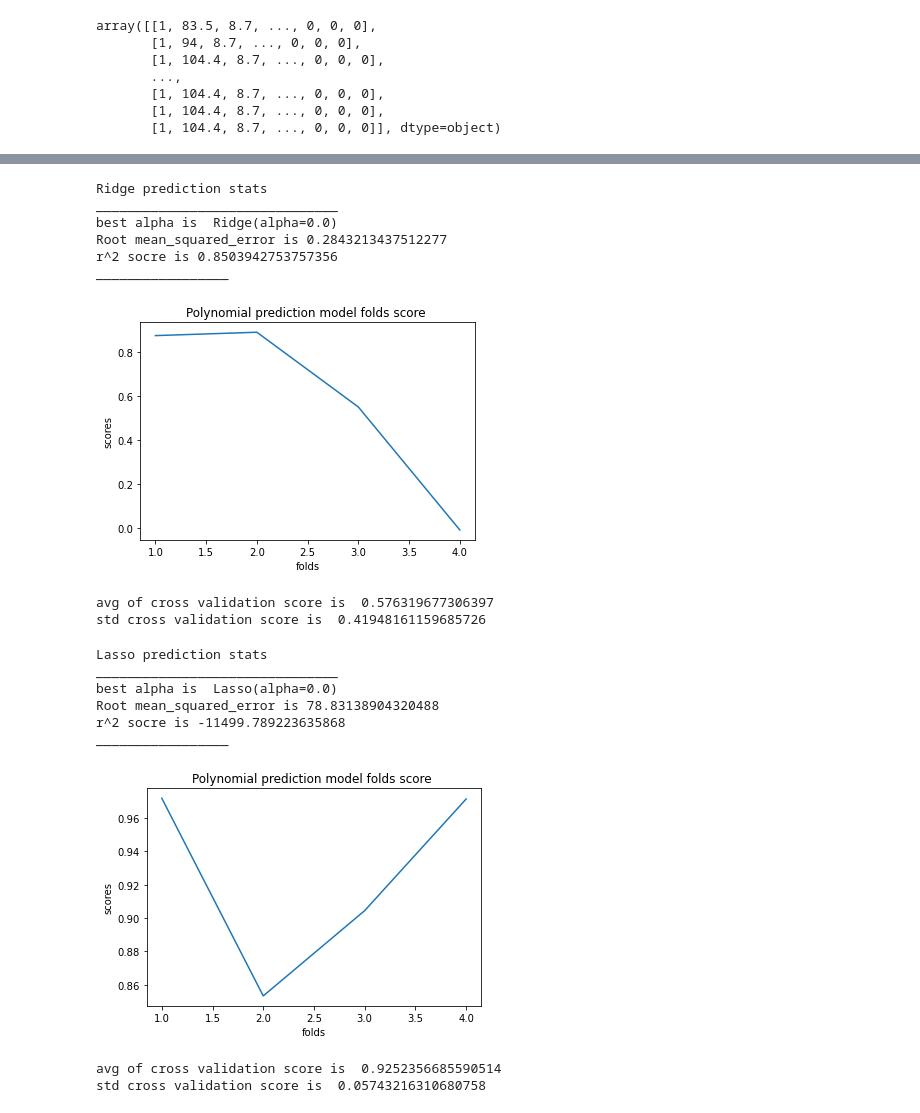
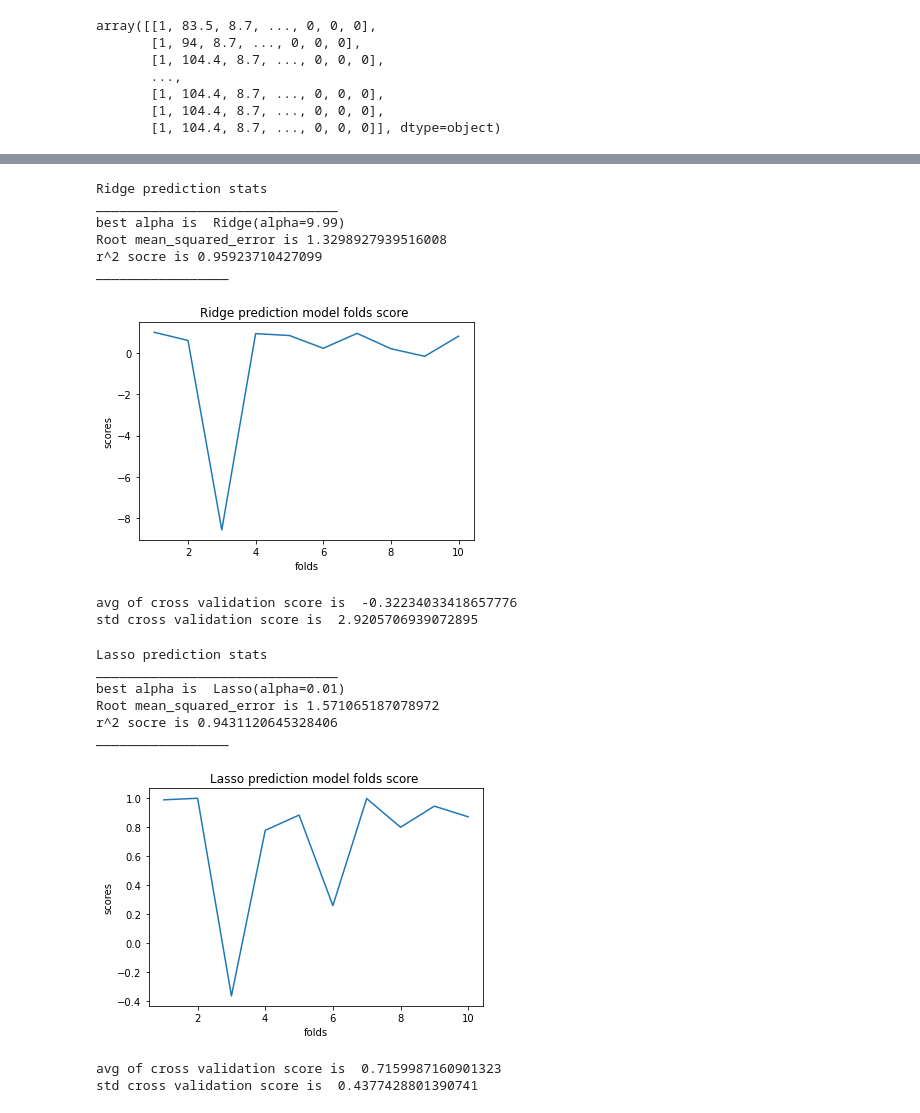
Before and after one commit to itayzaada/DCB_prediction_Using_Machine_Learning, a Jupyter notebook: Prediction of the ERR for mode I (DCB) for a composite laminate with arbitrary properties using ML.ipynb, the cells around one changed output, grey strips where cells are left out. Cells and saved outputs as stored; diff of their text form; code cells hidden in the pictures.

```diff
--- a/Prediction of the ERR for mode I (DCB) for a composite laminate with arbitrary properties using ML.ipynb
+++ b/Prediction of the ERR for mode I (DCB) for a composite laminate with arbitrary properties using ML.ipynb
@@ -329,9 +332,12 @@ print(" r^2 socre is ",score)
 prediction_vals["polynumial regression"]=RMSE
 prediction_vals_r2["polynumial regression"]=score
 
-folds=range(1,5)
+folds=range(1,11)
 
-scores=cross_val_score(estimator=poly_regressor,X=X_train,y=y_train,cv=4,scoring='r2') #you can also try scoring=‘r2’
+scores=cross_val_score(estimator=poly_regressor,X=X_train,y=y_train,cv=10,scoring='r2') #you can also try scoring=‘r2’
+scores2=cross_val_score(estimator=poly_regressor,X=X_train,y=y_train,cv=10,scoring='neg_mean_squared_error') #you can also try scoring=‘r2’
+
+
 print("_________________")
 plt.plot(folds,scores)
 plt.title('Polynomial prediction model folds score ')
@@ -370,7 +376,7 @@ parameters = {'alpha':arange(0, 10, 0.01)}
 model = Ridge()
 
 # define the grid search
-Ridge_reg= GridSearchCV(model, parameters, scoring='r2',cv=4)
+Ridge_reg= GridSearchCV(model, parameters, scoring='r2',cv=10)
 
 Ridge_reg.fit(X_train,y_train)
 
@@ -389,12 +395,15 @@ print("Root mean_squared_error is",RMSE)
 print("r^2 socre is "+ str(score))
 prediction_vals["Ridge regression"]=RMSE
 prediction_vals_r2["Ridge regression"]=score
-folds=range(1,5)
+folds=range(1,11)
 
-scores=cross_val_score(estimator=Ridge,X=X_train,y=y_train,cv=4,scoring='r2') #you can also try scoring=‘r2’
+scores=cross_val_score(estimator=Ridge,X=X_train,y=y_train,cv=10,scoring='r2') #you can also try scoring=‘r2’
+scores2=cross_val_score(estimator=Ridge,X=X_train,y=y_train,cv=10,scoring='neg_mean_squared_error') #you can also try scoring=‘r2’
+
+
 print("_________________")
 plt.plot(folds,scores)
-plt.title('Polynomial prediction model folds score ')
+plt.title('Ridge prediction model folds score ')
 plt.xlabel('folds')
 plt.ylabel('scores')
 
@@ -406,13 +415,13 @@ prediction_vals_mr2["Ridge regression"]=mean(scores)
 # %% [output]
 Ridge prediction stats
 _______________________________
-best alpha is  Ridge(alpha=0.0)
-Root mean_squared_error is 0.2843213437512277
-r^2 socre is 0.8503942753757356
+best alpha is  Ridge(alpha=9.99)
+Root mean_squared_error is 1.3298927939516008
+r^2 socre is 0.95923710427099
 _________________
-[figure, old version]
+[figure, new version]
-avg of cross validation score is  0.576319677306397
-std cross validation score is  0.41948161159685726
+avg of cross validation score is  -0.32234033418657776
+std cross validation score is  2.9205706939072895
 # %%
 ####Lasso##
 #prediction####
@@ -425,50 +434,53 @@ parameters = {'alpha':arange(0, 10, 0.01)}
 model = Lasso()
 
 # define the grid search
-Lasso_reg= GridSearchCV(model, parameters, scoring='r2',cv=4)
+Lasso_reg= GridSearchCV(model, parameters, scoring='r2',cv=10)
 
 Lasso_reg.fit(X_train,y_train)
 
 # best estimator
 print("best alpha is ",Lasso_reg.best_estimator_)
 
-folds=range(1,5)
+folds=range(1,11)
 
 lasso = Lasso_reg.best_estimator_# Fit the Lasso model
 lasso.fit(X_train, y_train)# Create the model score
 lassored=lasso.predict(X_test)
 RMSE=sqrt(mean_squared_error(y_test,lassored))
 score=r2_score(y_test,lassored)
 print("Root mean_squared_error is",RMSE)
 print("r^2 socre is "+ str(score))
 
 prediction_vals["Lasso regression"]=RMSE
 prediction_vals_r2["Lasso regression"]=score
 
-folds=range(1,5)
+folds=range(1,11)
 
-scores=cross_val_score(estimator=lasso,X=X_train,y=y_train,cv=4,scoring='r2') #you can also try scoring=‘r2’
+scores=cross_val_score(estimator=lasso,X=X_train,y=y_train,cv=10,scoring='r2') #you can also try scoring=‘r2’
+scores2=cross_val_score(estimator=lasso,X=X_train,y=y_train,cv=10,scoring='neg_mean_squared_error') #you can also try scoring=‘r2’
+
+
 print("_________________")
 plt.plot(folds,scores)
-plt.title('Polynomial prediction model folds score ')
+plt.title('Lasso prediction model folds score ')
 plt.xlabel('folds')
 plt.ylabel('scores')
 
 plt.show()
 print ("avg of cross validation score is ",mean(scores))
 print ("std cross validation score is ",std(scores))
 prediction_vals_std["Lasso regression"]=std(scores)
 prediction_vals_mr2["Lasso regression"]=mean(scores)
 # %% [output]
 Lasso prediction stats
 _______________________________
-best alpha is  Lasso(alpha=0.0)
-Root mean_squared_error is 78.83138904320488
-r^2 socre is -11499.789223635868
+best alpha is  Lasso(alpha=0.01)
+Root mean_squared_error is 1.571065187078972
+r^2 socre is 0.9431120645328406
 _________________
-[figure, old version]
+[figure, new version]
-avg of cross validation score is  0.9252356685590514
-std cross validation score is  0.05743216310680758
+avg of cross validation score is  0.7159987160901323
+std cross validation score is  0.4377428801390741
 # %%
 from xgboost import XGBRegressor
 xgb1 = XGBRegressor()
```
Also changed, not shown: parts of 11 cells of this notebook.
